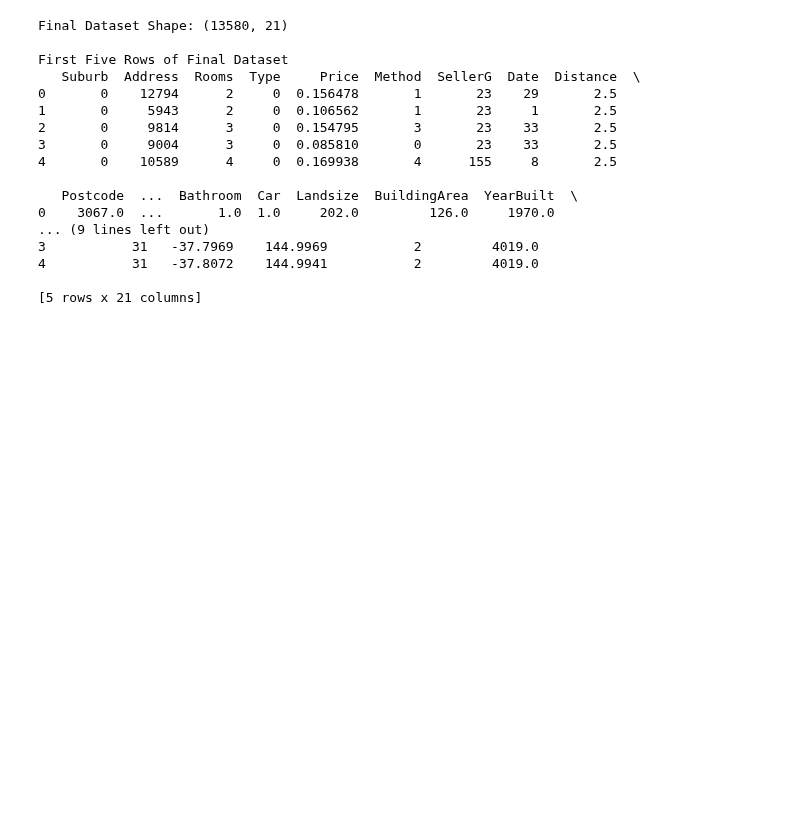
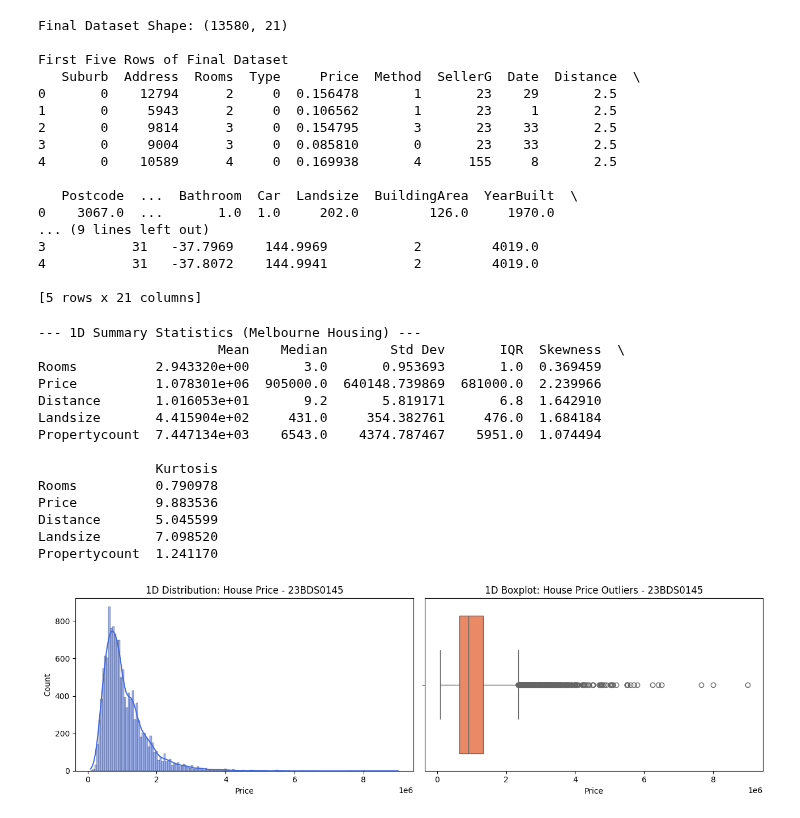
Before and after one commit to anant29405/anant, a Jupyter notebook: EDA_project.ipynb, the cells around one changed output. Saved outputs shown, nothing was run; the diff lists cells and outputs as text; code cells hidden in the pictures; blank space fills up the shorter version.

```diff
--- a/EDA_project.ipynb
+++ b/EDA_project.ipynb
@@ -267,3 +267,50 @@ First Five Rows of Final Dataset
 # %%
 from google.colab import drive
 drive.mount('/content/drive')
+# %%
+#Phase 2
+
+# Select key numeric housing features and clean missing rows
+features = ['Rooms', 'Price', 'Distance', 'Landsize', 'Propertycount']
+housing_num = df[features].dropna()
+
+# Remove extreme outliers in Landsize for cleaner analysis
+housing_num = housing_num[housing_num['Landsize'] < housing_num['Landsize'].quantile(0.99)]
+
+# 1D Summary Statistics
+summary_1d = pd.DataFrame({
+    'Mean': housing_num.mean(),
+    'Median': housing_num.median(),
+    'Std Dev': housing_num.std(),
+    'IQR': housing_num.quantile(0.75) - housing_num.quantile(0.25),
+    'Skewness': housing_num.skew(),
+    'Kurtosis': housing_num.kurtosis()
+})
+print("--- 1D Summary Statistics (Melbourne Housing) ---")
+print(summary_1d)
+
+# 1D Visualization: Price distribution & boxplot
+fig, axes = plt.subplots(1, 2, figsize=(13, 4))
+sns.histplot(housing_num['Price'], kde=True, ax=axes[0], color='royalblue')
+axes[0].set_title('1D Distribution: House Price - 23BDS0145')
+
+sns.boxplot(x=housing_num['Price'], ax=axes[1], color='coral')
+axes[1].set_title('1D Boxplot: House Price Outliers - 23BDS0145')
+plt.tight_layout()
+plt.show()
+# %% [output]
+--- 1D Summary Statistics (Melbourne Housing) ---
+                       Mean    Median        Std Dev       IQR  Skewness  \
+Rooms          2.943320e+00       3.0       0.953693       1.0  0.369459
+Price          1.078301e+06  905000.0  640148.739869  681000.0  2.239966
+Distance       1.016053e+01       9.2       5.819171       6.8  1.642910
+Landsize       4.415904e+02     431.0     354.382761     476.0  1.684184
+Propertycount  7.447134e+03    6543.0    4374.787467    5951.0  1.074494
+
+               Kurtosis
+Rooms          0.790978
+Price          9.883536
+Distance       5.045599
+Landsize       7.098520
+Propertycount  1.241170
+[figure, added]
```
Also changed, not shown: parts of 7 cells of this notebook.
